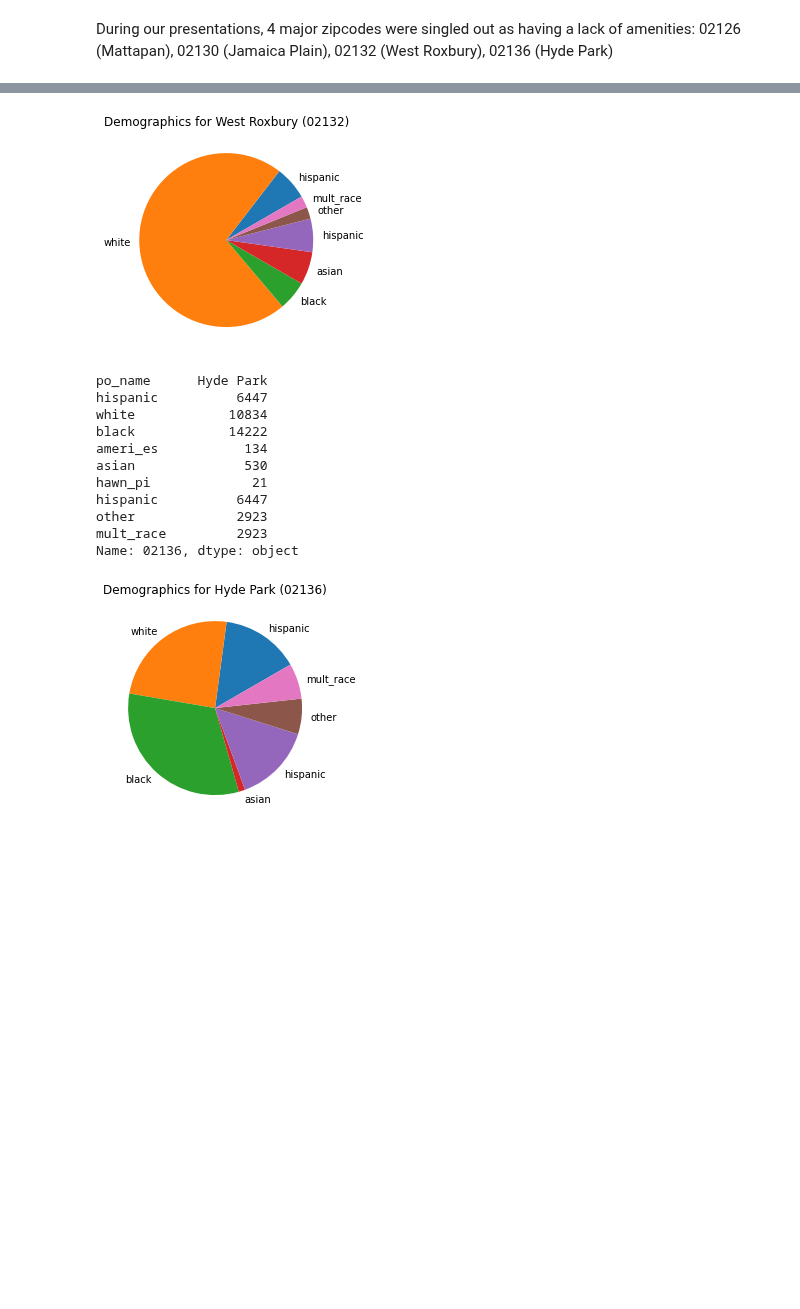
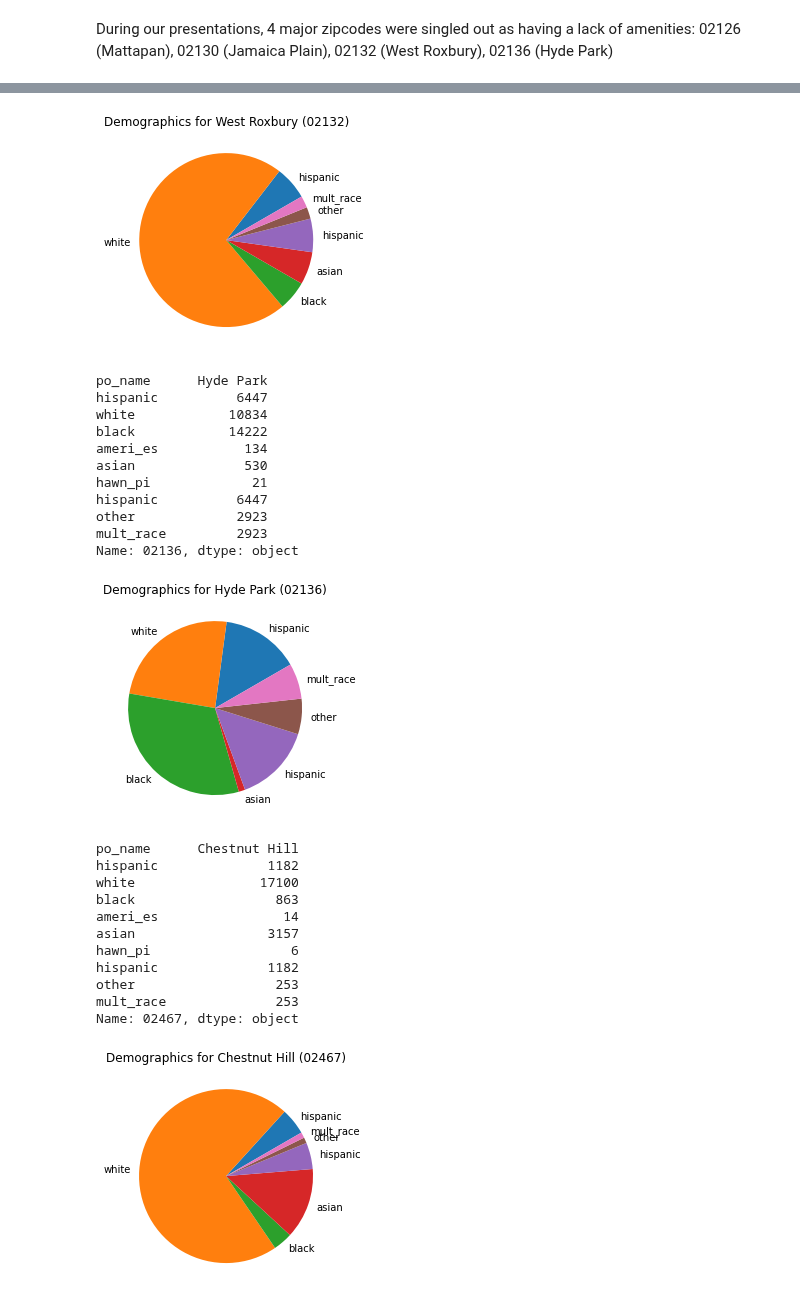
Before and after one commit to BU-Spark/CS506Spring2021Repository, a Jupyter notebook: CityOfBoston_team2/code/demographics/demographic-analysis.ipynb, the cells around one changed output, grey strips where cells are left out. Saved outputs shown, nothing was run; the diff lists cells and outputs as text; code cells hidden in the pictures; blank space fills up the shorter version.

Commit message:
add Chestnut Hill to demographics dataset

```diff
--- a/CityOfBoston_team2/code/demographics/demographic-analysis.ipynb
+++ b/CityOfBoston_team2/code/demographics/demographic-analysis.ipynb
@@ -129,7 +129,6 @@ def demographic_by_zip(zipcode, df):
     town_name = df.set_index('zip').loc[zipcode]['po_name']
     row.drop('po_name', inplace=True)
     row = row[row.gt(row.sum() * .01)]
-    fig = plt.figure()
     plt.pie(row, labels=row.index, startangle=30)
     plt.title(f'Demographics for {town_name} ({zipcode})')
     plt.show()
@@ -155,6 +154,7 @@ demographic_by_zip('02126', df)
 demographic_by_zip('02130', df)
 demographic_by_zip('02132', df)
 demographic_by_zip('02136', df)
+demographic_by_zip('02467', df)
 # %% [output]
 po_name      Mattapan
 hispanic         2833
@@ -177,30 +177,42 @@ asian                 1705
 hawn_pi                  8
 hispanic              7717
 other                 3162
 mult_race             3162
 Name: 02130, dtype: object
 [figure]
 po_name      West Roxbury
 hispanic             1946
 white               22433
 black                1717
 ameri_es               47
 asian                1907
 hawn_pi                 8
 hispanic             1946
 other                 682
 mult_race             682
 Name: 02132, dtype: object
 [figure]
 po_name      Hyde Park
 hispanic          6447
 white            10834
 black            14222
 ameri_es           134
 asian              530
 hawn_pi             21
 hispanic          6447
 other             2923
 mult_race         2923
 Name: 02136, dtype: object
 [figure]
+po_name      Chestnut Hill
+hispanic              1182
+white                17100
+black                  863
+ameri_es                14
+asian                 3157
+hawn_pi                  6
+hispanic              1182
+other                  253
+mult_race              253
+Name: 02467, dtype: object
+[figure, added]
```
Also changed, not shown: parts of 2 cells of this notebook, 11 other files.
